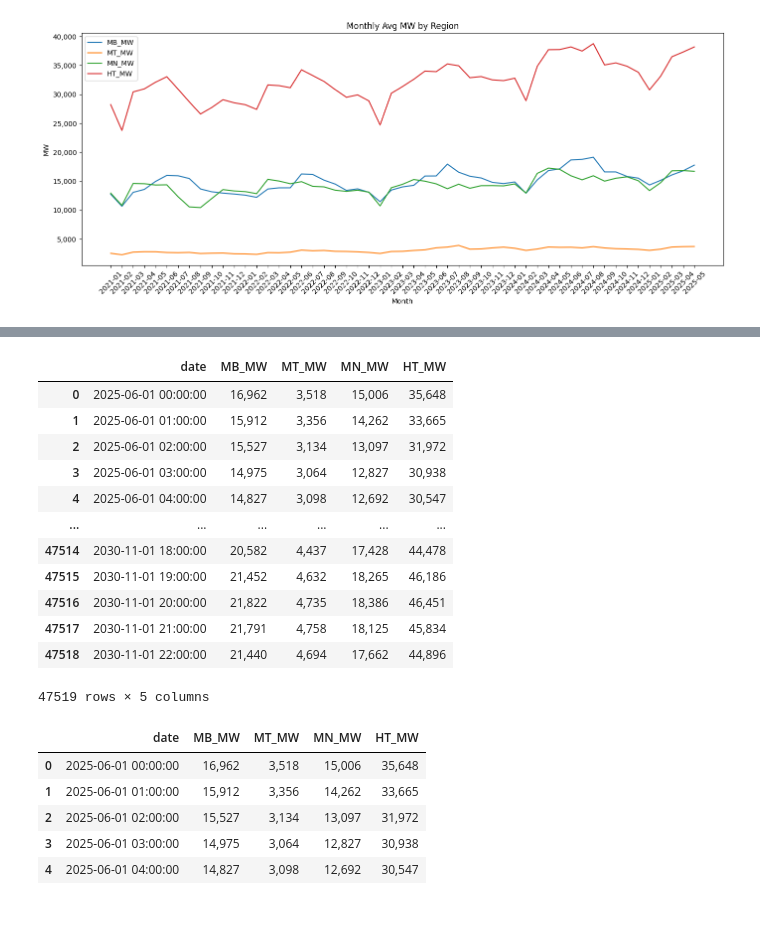
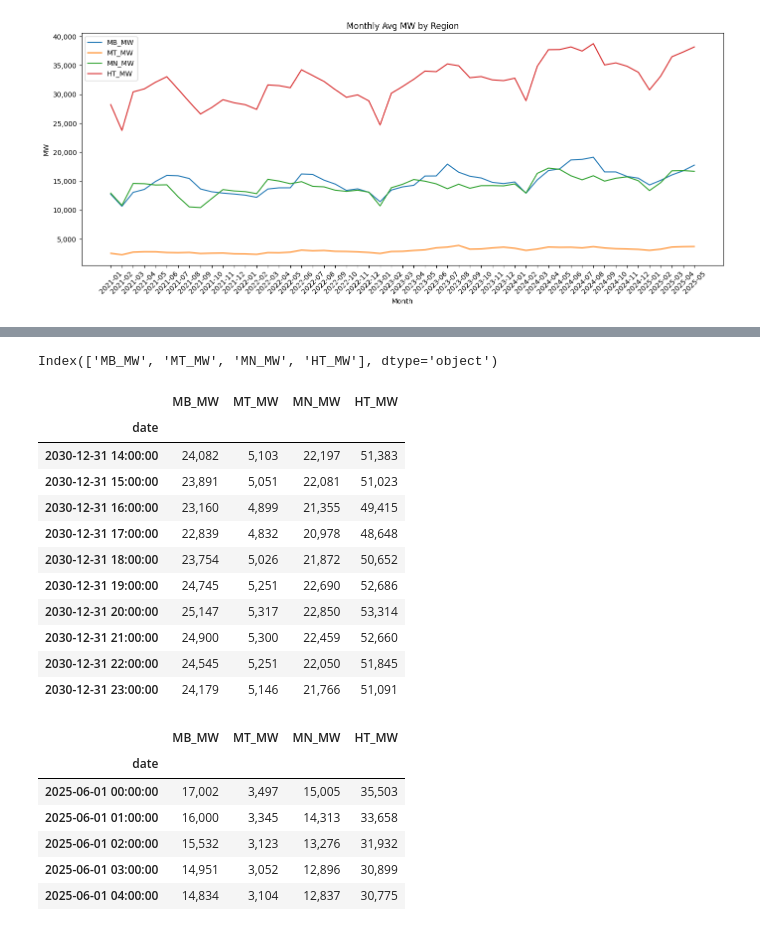
Before and after one commit to tuanhoang-ceccs/PatchTST, a Jupyter notebook: PatchTST_supervised/vn_energy.ipynb, the cells around one changed output, grey strips where cells are left out. Cells and saved outputs as stored; diff of their text form; code cells hidden in the pictures.

```diff
--- a/PatchTST_supervised/vn_energy.ipynb
+++ b/PatchTST_supervised/vn_energy.ipynb
@@ -153,5 +163,12 @@ plt.show()
 # %% [output]
 [figure]
 # %%
-df = pd.read_csv("./results/VN_Energy_4320_720_20_PatchTST_VN_Energy_ftM_sl4320_ll48_pl720_dm16_nh4_el3_dl1_df128_fc1_ebtimeF_dtTrue_Exp_0/rolling_pred_4320_720_until_2030-10-31.csv")
+pred_df = pd.read_csv("./results/VN_Energy_4320_720_200_PatchTST_VN_Energy_ftM_sl4320_ll48_pl720_dm16_nh4_el3_dl1_df128_fc1_ebtimeF_dtTrue_Exp_0/rolling_pred_4320_720_until_2030-12-31.csv")
+# %%
+pred_df["Unnamed: 0"] = pd.to_datetime(pred_df["Unnamed: 0"])
+pred_df = pred_df.set_index("Unnamed: 0")
+pred_df.index.name = "date"
+
+# Recompute HT_MW as sum of the 3 columns
+pred_df["HT_MW"] = pred_df[["MB_MW", "MT_MW", "MN_MW"]].sum(axis=1)
 # %%
@@ -161,25 +192,29 @@ df.shape
+# %%
+pred_df.columns
+# %% [output]
+Index(['MB_MW', 'MT_MW', 'MN_MW', 'HT_MW'], dtype='object')
 # %%
-df[:-1]
+pred_df.tail(10)
 # %% [output]
-|  | date | MB_MW | MT_MW | MN_MW | HT_MW |
-| 0 | 2025-06-01 00:00:00 | 16,962 | 3,518 | 15,006 | 35,648 |
-| 1 | 2025-06-01 01:00:00 | 15,912 | 3,356 | 14,262 | 33,665 |
-| 2 | 2025-06-01 02:00:00 | 15,527 | 3,134 | 13,097 | 31,972 |
-| 3 | 2025-06-01 03:00:00 | 14,975 | 3,064 | 12,827 | 30,938 |
-| 4 | 2025-06-01 04:00:00 | 14,827 | 3,098 | 12,692 | 30,547 |
-| ... | ... | ... | ... | ... | ... |
-| 47514 | 2030-11-01 18:00:00 | 20,582 | 4,437 | 17,428 | 44,478 |
-| 47515 | 2030-11-01 19:00:00 | 21,452 | 4,632 | 18,265 | 46,186 |
-| 47516 | 2030-11-01 20:00:00 | 21,822 | 4,735 | 18,386 | 46,451 |
-| 47517 | 2030-11-01 21:00:00 | 21,791 | 4,758 | 18,125 | 45,834 |
-| 47518 | 2030-11-01 22:00:00 | 21,440 | 4,694 | 17,662 | 44,896 |
+|  | MB_MW | MT_MW | MN_MW | HT_MW |
+| date |  |  |  |  |
+| 2030-12-31 14:00:00 | 24,082 | 5,103 | 22,197 | 51,383 |
+| 2030-12-31 15:00:00 | 23,891 | 5,051 | 22,081 | 51,023 |
+| 2030-12-31 16:00:00 | 23,160 | 4,899 | 21,355 | 49,415 |
+| 2030-12-31 17:00:00 | 22,839 | 4,832 | 20,978 | 48,648 |
+| 2030-12-31 18:00:00 | 23,754 | 5,026 | 21,872 | 50,652 |
+| 2030-12-31 19:00:00 | 24,745 | 5,251 | 22,690 | 52,686 |
+| 2030-12-31 20:00:00 | 25,147 | 5,317 | 22,850 | 53,314 |
+| 2030-12-31 21:00:00 | 24,900 | 5,300 | 22,459 | 52,660 |
+| 2030-12-31 22:00:00 | 24,545 | 5,251 | 22,050 | 51,845 |
+| 2030-12-31 23:00:00 | 24,179 | 5,146 | 21,766 | 51,091 |
-47519 rows × 5 columns
 # %%
-df.head()
+pred_df.head()
 # %% [output]
-|  | date | MB_MW | MT_MW | MN_MW | HT_MW |
-| 0 | 2025-06-01 00:00:00 | 16,962 | 3,518 | 15,006 | 35,648 |
-| 1 | 2025-06-01 01:00:00 | 15,912 | 3,356 | 14,262 | 33,665 |
-| 2 | 2025-06-01 02:00:00 | 15,527 | 3,134 | 13,097 | 31,972 |
-| 3 | 2025-06-01 03:00:00 | 14,975 | 3,064 | 12,827 | 30,938 |
-| 4 | 2025-06-01 04:00:00 | 14,827 | 3,098 | 12,692 | 30,547 |
+|  | MB_MW | MT_MW | MN_MW | HT_MW |
+| date |  |  |  |  |
+| 2025-06-01 00:00:00 | 17,002 | 3,497 | 15,005 | 35,503 |
+| 2025-06-01 01:00:00 | 16,000 | 3,345 | 14,313 | 33,658 |
+| 2025-06-01 02:00:00 | 15,532 | 3,123 | 13,276 | 31,932 |
+| 2025-06-01 03:00:00 | 14,951 | 3,052 | 12,896 | 30,899 |
+| 2025-06-01 04:00:00 | 14,834 | 3,104 | 12,837 | 30,775 |
```
Also changed, not shown: parts of 11 cells of this notebook, 52 other files.
